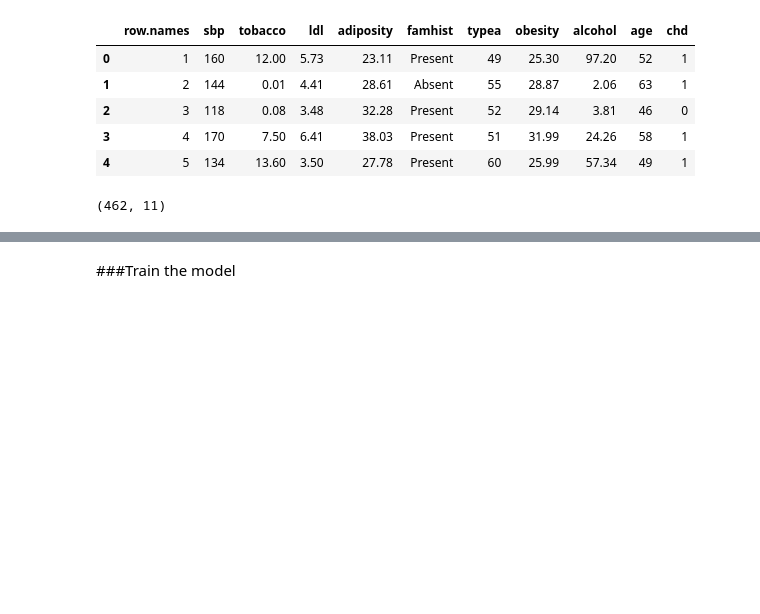
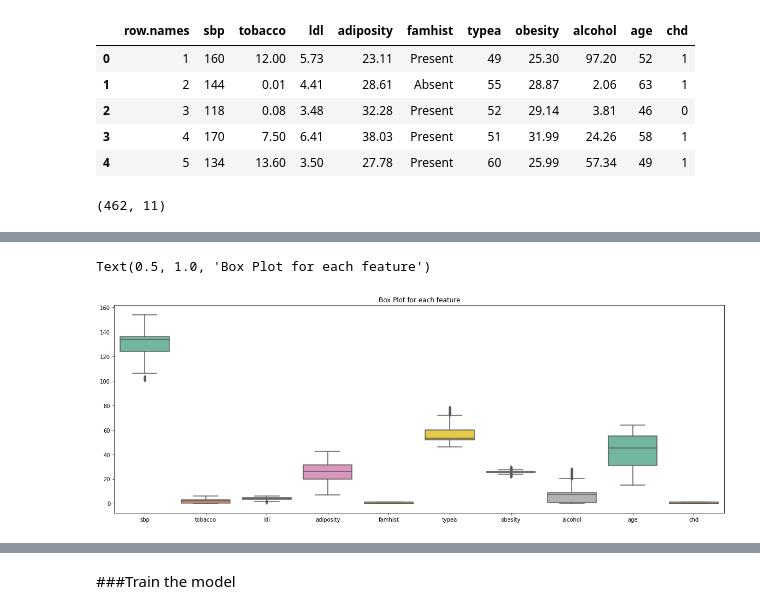
Before and after one commit to ZahraDehghani99/AI-Internship, a Jupyter notebook: Phase02_Intro_to_NN/Phase02_Intro_to_NN.ipynb, the cells around one changed output, grey strips where cells are left out. Saved outputs shown, nothing was run; the diff lists cells and outputs as text; code cells hidden in the pictures; blank space fills up the shorter version.

```diff
--- a/Phase02_Intro_to_NN/Phase02_Intro_to_NN.ipynb
+++ b/Phase02_Intro_to_NN/Phase02_Intro_to_NN.ipynb
@@ -220,0 +260,20 @@ data.head()
+# %%
+Outlier_columns = ['sbp','tobacco','ldl','obesity','alcohol']
+for i in Outlier_columns:
+  median = data[i].quantile(0.50)
+  threshold = data[i].quantile(0.80)
+  data[i] = np.where(data[i] > threshold , median, data[i])
+# %%
+Outlier_columns = ['typea','obesity']
+for i in Outlier_columns:
+  median = data[i].quantile(0.50)
+  threshold = data[i].quantile(0.20)
+  data[i] = np.where(data[i] < threshold , median, data[i])
+# %%
+fig = plt.figure(figsize =(20, 7))
+# Creating plot
+ax = sns.boxplot(data=data, orient="v", palette="Set2")
+plt.title("Box Plot for each feature")
+# %% [output]
+Text(0.5, 1.0, 'Box Plot for each feature')
+[figure, added]
```
Also changed, not shown: parts of 49 cells of this notebook.
